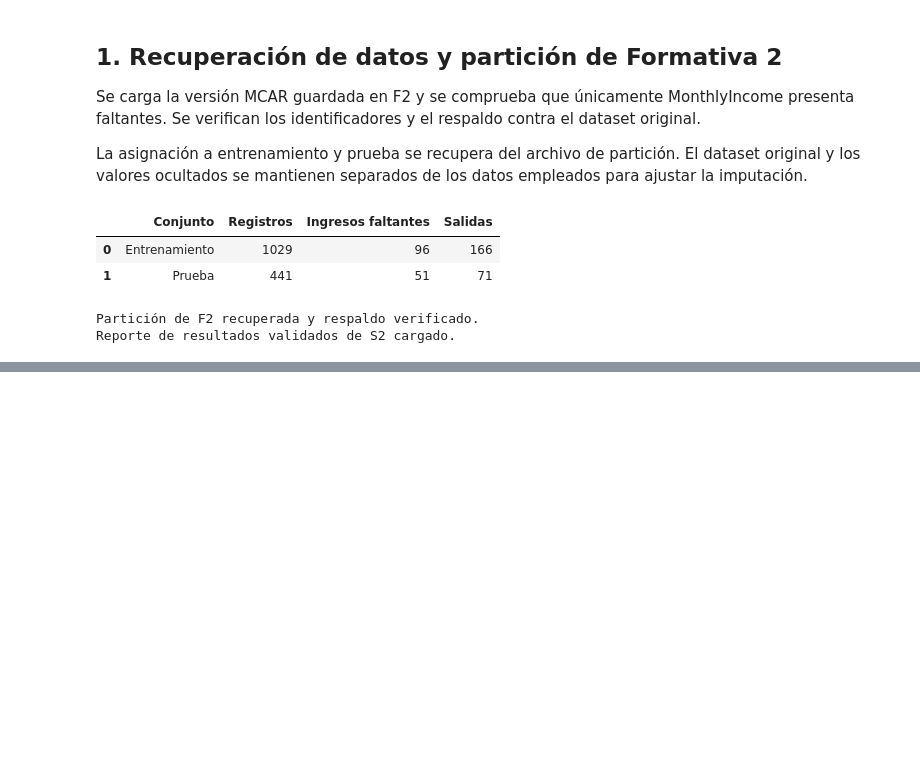
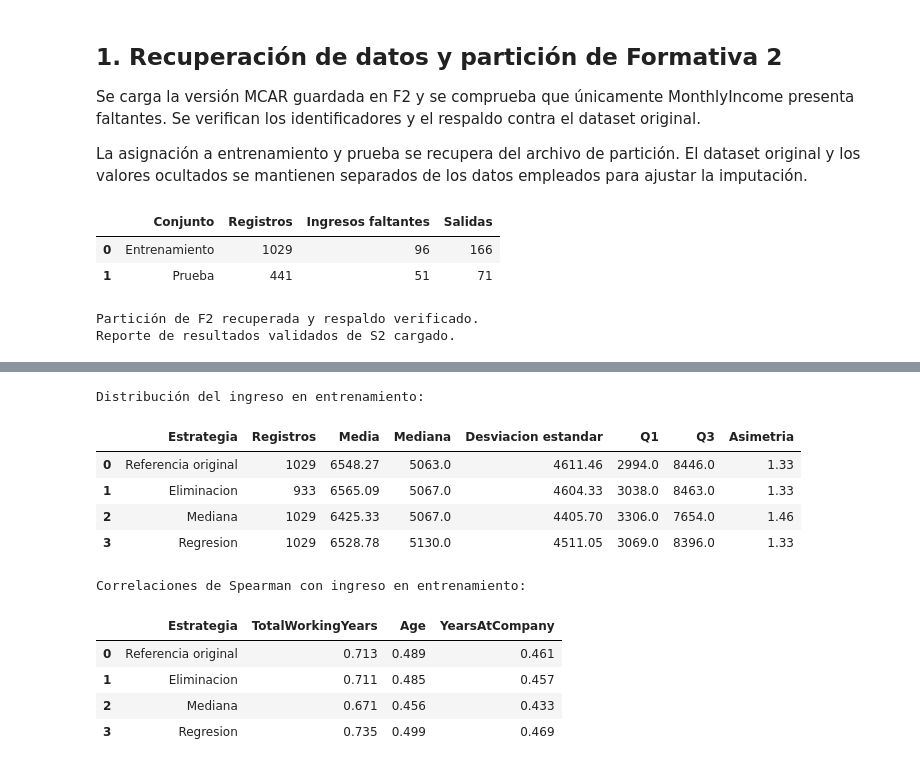
Before and after one commit to hernansaavedrag/estadisticaComputacional, a Jupyter notebook: S3/notebooks/S3_Hernan_Imputacion.ipynb, the cells around one changed output, grey strips where cells are left out. Saved outputs shown, nothing was run; the diff lists cells and outputs as text; code cells hidden in the pictures; blank space fills up the shorter version.

```diff
--- a/S3/notebooks/S3_Hernan_Imputacion.ipynb
+++ b/S3/notebooks/S3_Hernan_Imputacion.ipynb
@@ -176,0 +750,70 @@ Reporte de resultados validados de S2 cargado.
+# %%
+referencia_train = df_original.loc[train.index].copy()
+
+conjuntos_comparacion = {
+    "Referencia original": referencia_train,
+    "Eliminacion": train_eliminacion,
+    "Mediana": train_mediana,
+    "Regresion": train_regresion,
+}
+
+filas_distribucion = []
+filas_correlacion = []
+
+for nombre, datos in conjuntos_comparacion.items():
+    ingreso = datos["MonthlyIncome"]
+
+    filas_distribucion.append({
+        "Estrategia": nombre,
+        "Registros": len(datos),
+        "Media": ingreso.mean(),
+        "Mediana": ingreso.median(),
+        "Desviacion estandar": ingreso.std(),
+        "Q1": ingreso.quantile(0.25),
+        "Q3": ingreso.quantile(0.75),
+        "Asimetria": ingreso.skew(),
+    })
+
+    correlaciones = datos[
+        ["MonthlyIncome", *PREDICTORES_IMPUTACION]
+    ].corr(method="spearman")
+
+    filas_correlacion.append({
+        "Estrategia": nombre,
+        **{
+            variable: correlaciones.loc["MonthlyIncome", variable]
+            for variable in PREDICTORES_IMPUTACION
+        },
+    })
+
+comparacion_distribucion = pd.DataFrame(filas_distribucion)
+comparacion_correlaciones = pd.DataFrame(filas_correlacion)
+
+comparacion_distribucion.to_csv(
+    DIRECTORIO_S3 / "resultados" / "hernan_distribucion_ingreso.csv",
+    index=False,
+)
+
+comparacion_correlaciones.to_csv(
+    DIRECTORIO_S3 / "resultados" / "hernan_correlaciones_ingreso.csv",
+    index=False,
+)
+
+print("Distribución del ingreso en entrenamiento:")
+display(comparacion_distribucion.round(2))
+
+print("Correlaciones de Spearman con ingreso en entrenamiento:")
+display(comparacion_correlaciones.round(3))
+# %% [output]
+Distribución del ingreso en entrenamiento:
+|  | Estrategia | Registros | Media | Mediana | Desviacion estandar | Q1 | Q3 | Asimetria |
+| 0 | Referencia original | 1029 | 6548.27 | 5063.0 | 4611.46 | 2994.0 | 8446.0 | 1.33 |
+| 1 | Eliminacion | 933 | 6565.09 | 5067.0 | 4604.33 | 3038.0 | 8463.0 | 1.33 |
+| 2 | Mediana | 1029 | 6425.33 | 5067.0 | 4405.70 | 3306.0 | 7654.0 | 1.46 |
+| 3 | Regresion | 1029 | 6528.78 | 5130.0 | 4511.05 | 3069.0 | 8396.0 | 1.33 |
+Correlaciones de Spearman con ingreso en entrenamiento:
+|  | Estrategia | TotalWorkingYears | Age | YearsAtCompany |
+| 0 | Referencia original | 0.713 | 0.489 | 0.461 |
+| 1 | Eliminacion | 0.711 | 0.485 | 0.457 |
+| 2 | Mediana | 0.671 | 0.456 | 0.433 |
+| 3 | Regresion | 0.735 | 0.499 | 0.469 |
```
Also changed, not shown: parts of 19 cells of this notebook, 22 other files.
